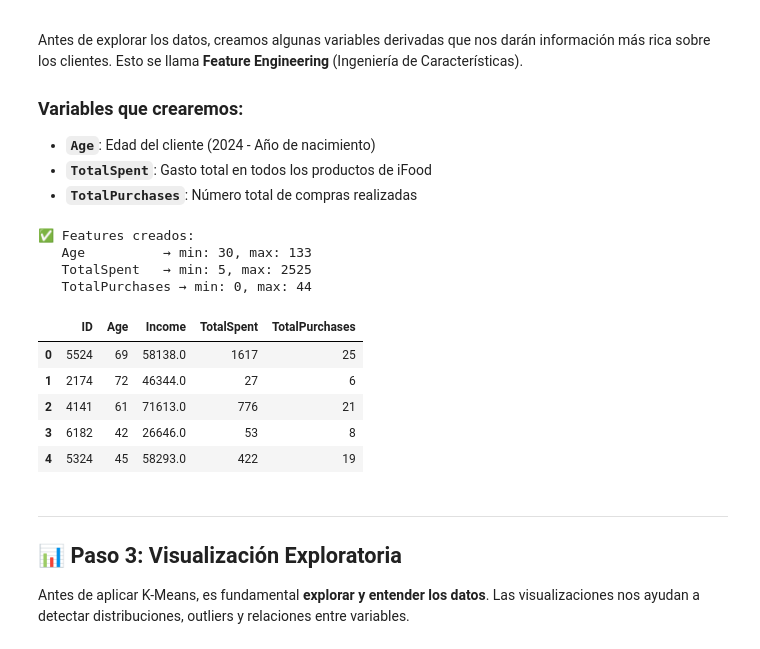
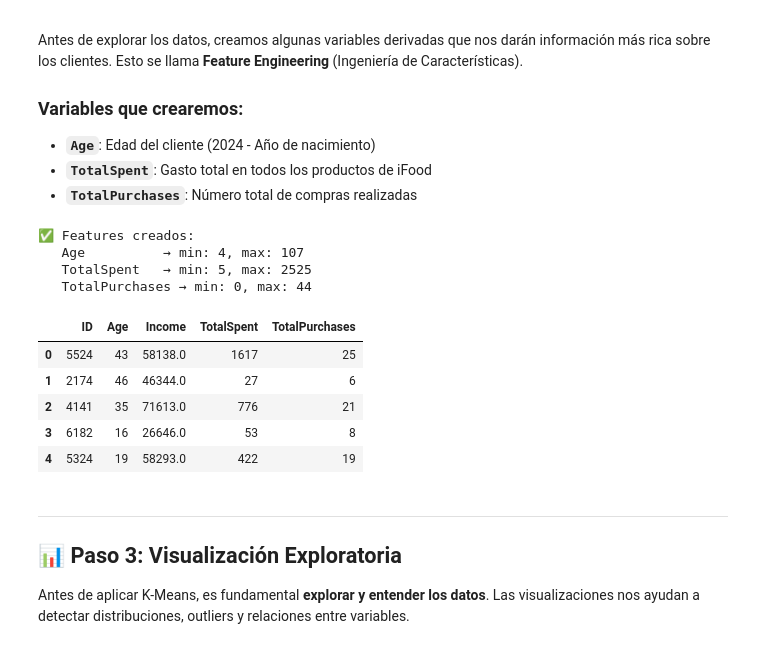
Before and after one commit to ealaurel/MINERIA_DATOS_2026_2, a Jupyter notebook: h4_1_kmeans_ifood.ipynb, the cells around one changed output. Drawn from its saved outputs; the diff is of its cells as text; code cells hidden in the pictures.

```diff
--- a/h4_1_kmeans_ifood.ipynb
+++ b/h4_1_kmeans_ifood.ipynb
@@ -376,37 +357,37 @@ Antes de explorar los datos, creamos algunas variables derivadas que nos darán
 # %%
 # ── Feature Engineering ──────────────────────────────────────
 
 # Edad del cliente
-df['Age'] = 2026 - df['Year_Birth']
+df['Age'] = 2000 - df['Year_Birth']
 
 # Gasto total en todos los productos
 columnas_gasto = ['MntWines', 'MntFruits', 'MntMeatProducts',
                   'MntFishProducts', 'MntSweetProducts', 'MntGoldProds']
 df['TotalSpent'] = df[columnas_gasto].sum(axis=1)
 
 # Total de compras por todos los canales
 columnas_compras = ['NumDealsPurchases', 'NumWebPurchases',
                     'NumCatalogPurchases', 'NumStorePurchases']
 df['TotalPurchases'] = df[columnas_compras].sum(axis=1)
 
 print("✅ Features creados:")
 print(f"   Age          → min: {df['Age'].min()}, max: {df['Age'].max()}")
 print(f"   TotalSpent   → min: {df['TotalSpent'].min()}, max: {df['TotalSpent'].max()}")
 print(f"   TotalPurchases → min: {df['TotalPurchases'].min()}, max: {df['TotalPurchases'].max()}")
 
 # Vista de las nuevas columnas
 df[['ID', 'Age', 'Income', 'TotalSpent', 'TotalPurchases']].head()
 # %% [output]
 ✅ Features creados:
-   Age          → min: 30, max: 133
+   Age          → min: 4, max: 107
    TotalSpent   → min: 5, max: 2525
    TotalPurchases → min: 0, max: 44
 |  | ID | Age | Income | TotalSpent | TotalPurchases |
-| 0 | 5524 | 69 | 58138.0 | 1617 | 25 |
-| 1 | 2174 | 72 | 46344.0 | 27 | 6 |
-| 2 | 4141 | 61 | 71613.0 | 776 | 21 |
-| 3 | 6182 | 42 | 26646.0 | 53 | 8 |
-| 4 | 5324 | 45 | 58293.0 | 422 | 19 |
+| 0 | 5524 | 43 | 58138.0 | 1617 | 25 |
+| 1 | 2174 | 46 | 46344.0 | 27 | 6 |
+| 2 | 4141 | 35 | 71613.0 | 776 | 21 |
+| 3 | 6182 | 16 | 26646.0 | 53 | 8 |
+| 4 | 5324 | 19 | 58293.0 | 422 | 19 |
 # %% [markdown]
 ---
 ## 📊 Paso 3: Visualización Exploratoria
```
Also changed, not shown: parts of 15 cells of this notebook, 19 other files.
